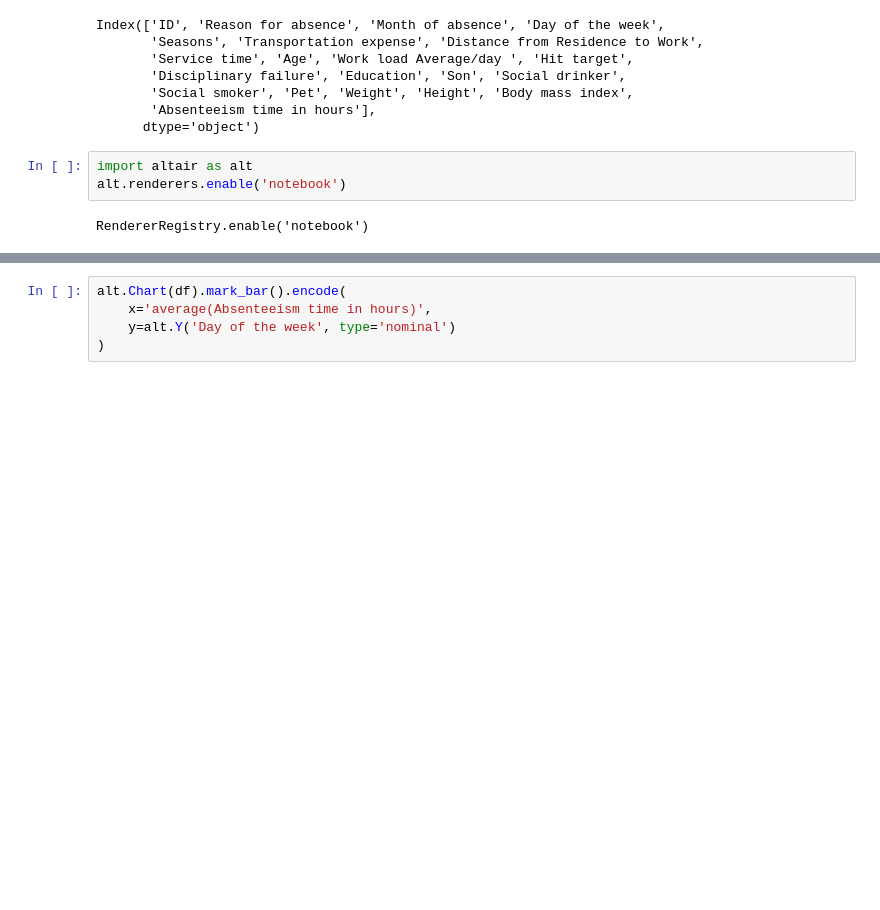
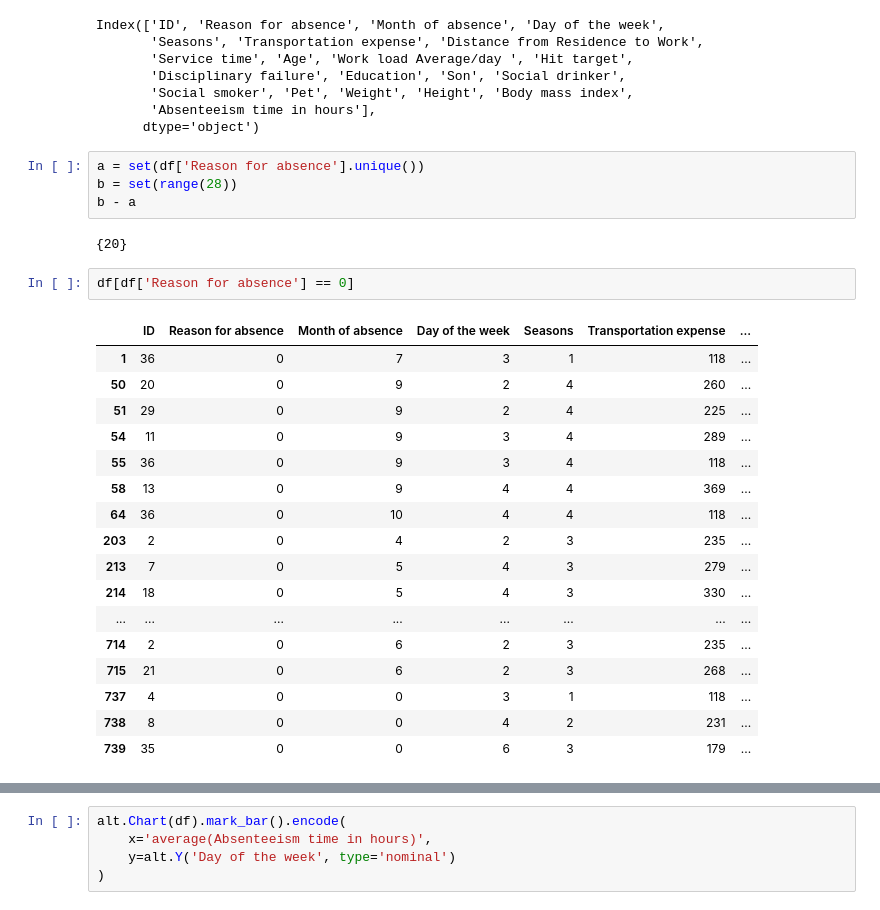
Before and after one commit to renato145/absenteeism-data, a Jupyter notebook: main.ipynb, the cells around one changed output, grey strips where cells are left out. Cells and saved outputs as stored; diff of their text form; blank space fills up the shorter version.

```diff
--- a/main.ipynb
+++ b/main.ipynb
@@ -27,11 +49,32 @@ Index(['ID', 'Reason for absence', 'Month of absence', 'Day of the week',
        'Social smoker', 'Pet', 'Weight', 'Height', 'Body mass index',
        'Absenteeism time in hours'],
       dtype='object')
-# %%
-import altair as alt
-alt.renderers.enable('notebook')
-# %% [output]
-RendererRegistry.enable('notebook')
+# %%
+a = set(df['Reason for absence'].unique())
+b = set(range(28))
+b - a
+# %% [output]
+{20}
+# %%
+df[df['Reason for absence'] == 0]
+# %% [output]
+|  | ID | Reason for absence | Month of absence | Day of the week | Seasons | Transportation expense | ... |
+| 1 | 36 | 0 | 7 | 3 | 1 | 118 | ... |
+| 50 | 20 | 0 | 9 | 2 | 4 | 260 | ... |
+| 51 | 29 | 0 | 9 | 2 | 4 | 225 | ... |
+| 54 | 11 | 0 | 9 | 3 | 4 | 289 | ... |
+| 55 | 36 | 0 | 9 | 3 | 4 | 118 | ... |
+| 58 | 13 | 0 | 9 | 4 | 4 | 369 | ... |
+| 64 | 36 | 0 | 10 | 4 | 4 | 118 | ... |
+| 203 | 2 | 0 | 4 | 2 | 3 | 235 | ... |
+| 213 | 7 | 0 | 5 | 4 | 3 | 279 | ... |
+| 214 | 18 | 0 | 5 | 4 | 3 | 330 | ... |
+| ... | ... | ... | ... | ... | ... | ... | ... |
+| 714 | 2 | 0 | 6 | 2 | 3 | 235 | ... |
+| 715 | 21 | 0 | 6 | 2 | 3 | 268 | ... |
+| 737 | 4 | 0 | 0 | 3 | 1 | 118 | ... |
+| 738 | 8 | 0 | 0 | 4 | 2 | 231 | ... |
+| 739 | 35 | 0 | 0 | 6 | 3 | 179 | ... |
 # %%
 alt.Chart(df).mark_rect().encode(
     y='Day of the week:O',
```
Also changed, not shown: parts of 4 cells of this notebook.
